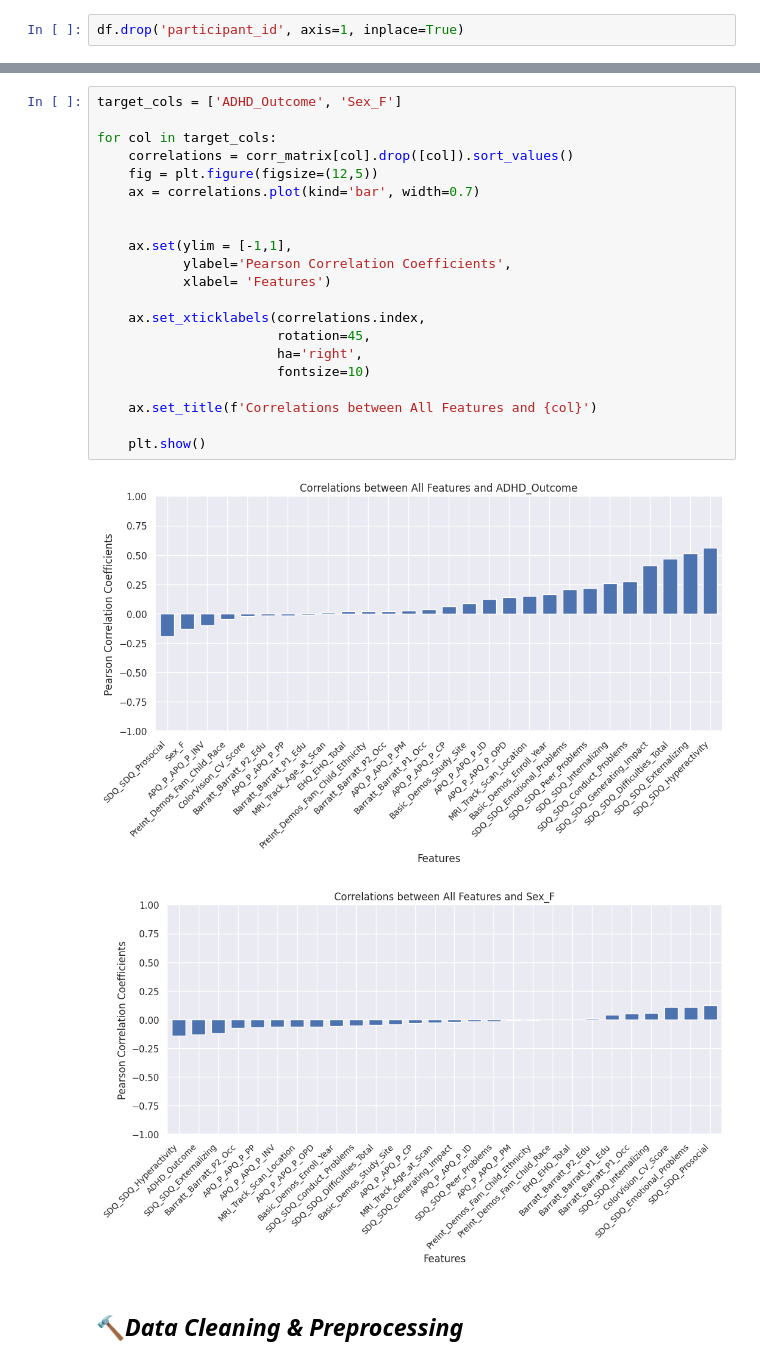
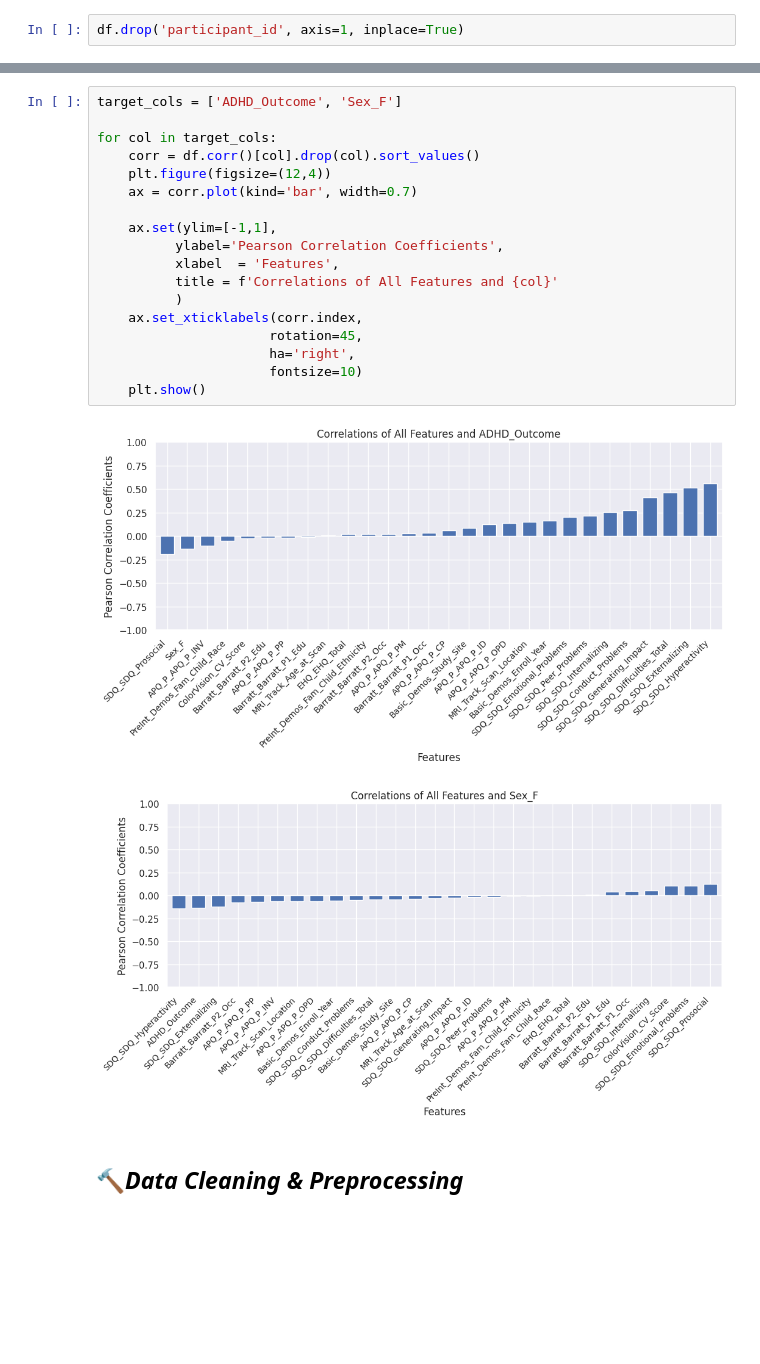
Before and after one commit to yigaai/Psycho_Neuro_ML_Project, a Jupyter notebook: understand-adhd.ipynb, the cells around one changed output, grey strips where cells are left out. Drawn from its saved outputs; the diff is of its cells as text; blank space fills up the shorter version.

```diff
--- a/understand-adhd.ipynb
+++ b/understand-adhd.ipynb
@@ -213,27 +213,24 @@ plt.show()
 # %%
 target_cols = ['ADHD_Outcome', 'Sex_F']
 
 for col in target_cols:
-    correlations = corr_matrix[col].drop([col]).sort_values()
-    fig = plt.figure(figsize=(12,5))
-    ax = correlations.plot(kind='bar', width=0.7)
+    corr = df.corr()[col].drop(col).sort_values()
+    plt.figure(figsize=(12,4))
+    ax = corr.plot(kind='bar', width=0.7)
 
-
-    ax.set(ylim = [-1,1],
-           ylabel='Pearson Correlation Coefficients',
-           xlabel= 'Features')
-
-    ax.set_xticklabels(correlations.index,
-                       rotation=45,
-                       ha='right',
-                       fontsize=10)
-
-    ax.set_title(f'Correlations between All Features and {col}')
-
+    ax.set(ylim=[-1,1],
+          ylabel='Pearson Correlation Coefficients',
+          xlabel  = 'Features',
+          title = f'Correlations of All Features and {col}'
+          )
+    ax.set_xticklabels(corr.index,
+                      rotation=45,
+                      ha='right',
+                      fontsize=10)
     plt.show()
 # %% [output]
-[figure, old version]
+[figure, new version]
-[figure, old version]
+[figure, new version]
 # %% [markdown]
 ##  🔨***Data Cleaning & Preprocessing***
 # %% [markdown]
```
Also changed, not shown: parts of 5 cells of this notebook.
